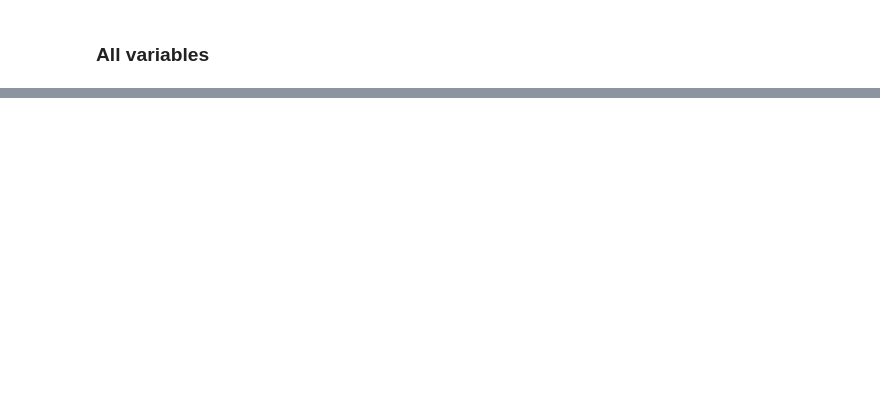
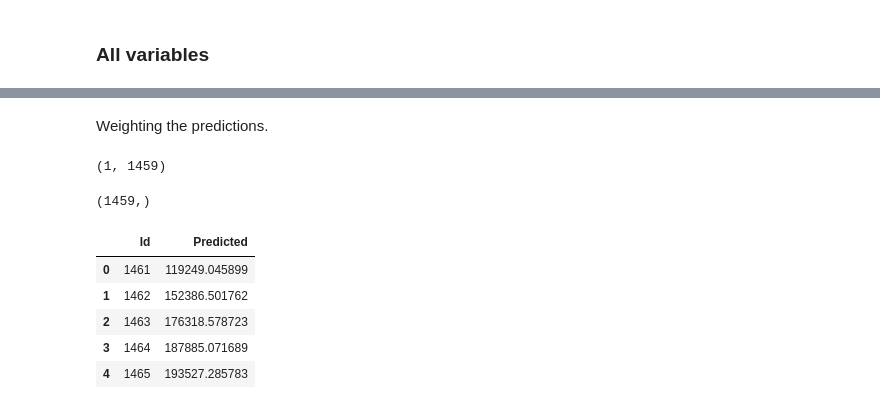
Before and after one commit to MikeStukalo/Ames, a Jupyter notebook: Stack_Test.ipynb, the cells around one changed output, grey strips where cells are left out. Cells and saved outputs as stored; diff of their text form; code cells hidden in the pictures; blank space fills up the shorter version.

```diff
--- a/Stack_Test.ipynb
+++ b/Stack_Test.ipynb
@@ -67,0 +197,3 @@ array([120513.18549192, 165675.39129005, 187747.10359032, ...,
+# %%
+gb = np.exp(xgb_mod.predict(X))
+gb.shape
@@ -67,0 +206,4 @@ array([120513.18549192, 165675.39129005, 187747.10359032, ...,
+# %%
+predictions = pd.DataFrame([a1, a2, b1, b2, m3, tr, gb]).T
+predictions.columns = ['Model1a', 'Model1b', 'Model2a', 'Model2b', 'Model3', 'Tree', 'XGB']
+sns.pairplot(predictions)
@@ -67,0 +213,45 @@ array([120513.18549192, 165675.39129005, 187747.10359032, ...,
+# %% [markdown]
+Weighting the predictions.
+# %%
+#Load all models results
+tree_comb = pickle.load(open('./tmp/tree_comb', 'rb'))
+
+models = models_comb.append(tree_comb).reset_index().drop('index', axis=1)
+models
+
+#Calculate weights
+sm = np.sum(1/models['score'])
+models['wght'] = models.score.apply(lambda x: (1/x) / sm)
+
+# Apply weights to predictions
+weights = np.array(models['wght']).T
+pred_mat = np.matrix(predictions)
+
+prediction = weights.dot(pred_mat.T)
+prediction.shape
+# %% [output]
+(1, 1459)
+# %%
+prediction = np.ndarray.flatten(prediction.T)
+prediction.shape
+# %% [output]
+(1459,)
+# %%
+# Create a dataframe
+
+# Load the test set
+df = pd.read_csv('./data/new_test.csv')
+df.drop(['Unnamed: 0'], axis=1, inplace=True)
+
+#Reshape prediction
+
+submission = pd.DataFrame({'Id':df['Id'], 'Predicted': prediction})
+
+submission.head()
+# %% [output]
+|  | Id | Predicted |
+| 0 | 1461 | 119249.045899 |
+| 1 | 1462 | 152386.501762 |
+| 2 | 1463 | 176318.578723 |
+| 3 | 1464 | 187885.071689 |
+| 4 | 1465 | 193527.285783 |
```
Also changed, not shown: parts of 42 cells of this notebook, 41 other files.
